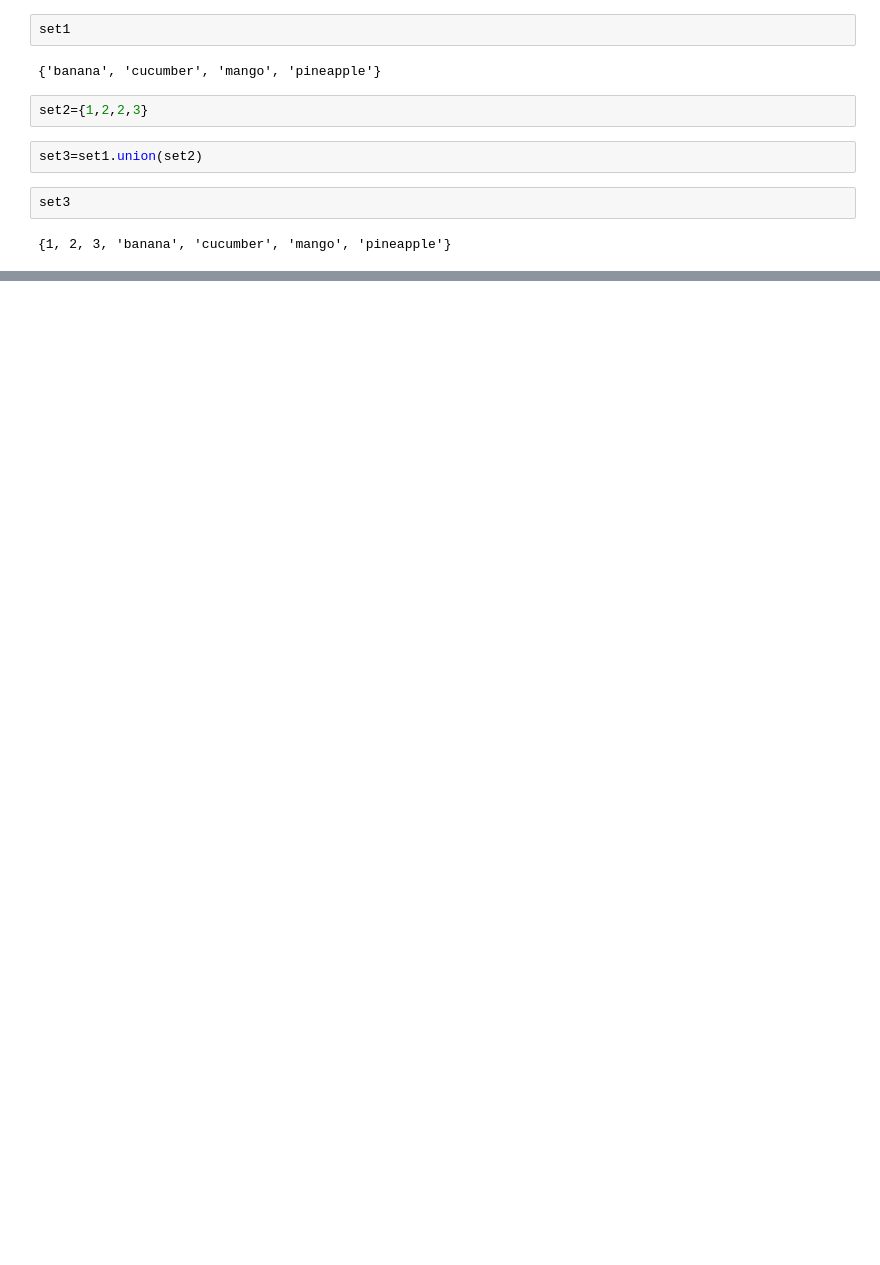
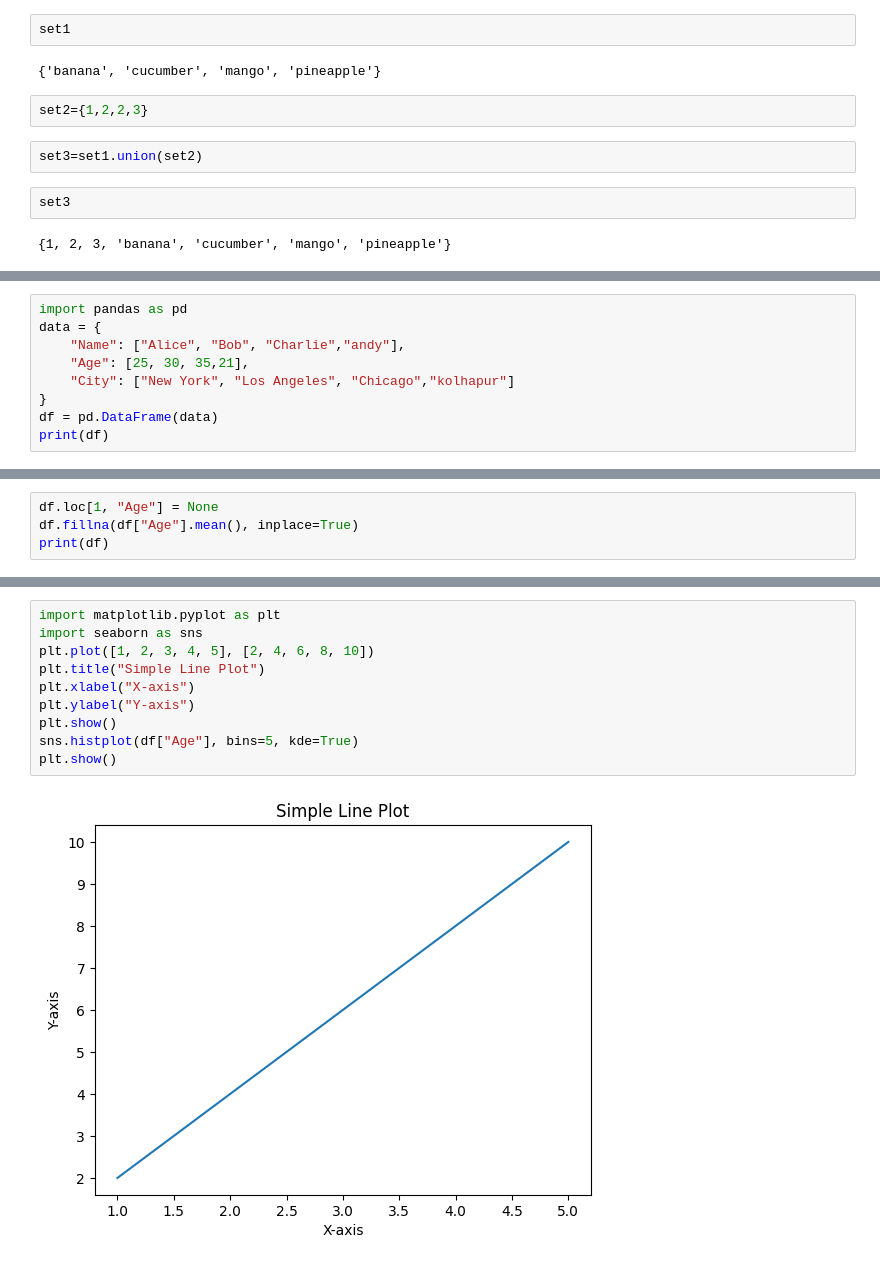
Before and after one commit to SinVegeta/cubiclesTest, a Jupyter notebook: Untitled.ipynb, the cells around one changed output, grey strips where cells are left out. Saved outputs shown, nothing was run; the diff lists cells and outputs as text; blank space fills up the shorter version.

```diff
--- a/Untitled.ipynb
+++ b/Untitled.ipynb
@@ -118,0 +135,9 @@ set3
+# %%
+import pandas as pd
+data = {
+    "Name": ["Alice", "Bob", "Charlie","andy"],
+    "Age": [25, 30, 35,21],
+    "City": ["New York", "Los Angeles", "Chicago","kolhapur"]
+}
+df = pd.DataFrame(data)
+print(df)
@@ -118,0 +150,4 @@ set3
+# %%
+df.loc[1, "Age"] = None
+df.fillna(df["Age"].mean(), inplace=True)
+print(df)
@@ -118,0 +170,12 @@ set3
+# %%
+import matplotlib.pyplot as plt
+import seaborn as sns
+plt.plot([1, 2, 3, 4, 5], [2, 4, 6, 8, 10])
+plt.title("Simple Line Plot")
+plt.xlabel("X-axis")
+plt.ylabel("Y-axis")
+plt.show()
+sns.histplot(df["Age"], bins=5, kde=True)
+plt.show()
+# %% [output]
+[figure, added]
```
Also changed, not shown: parts of 8 cells of this notebook.
